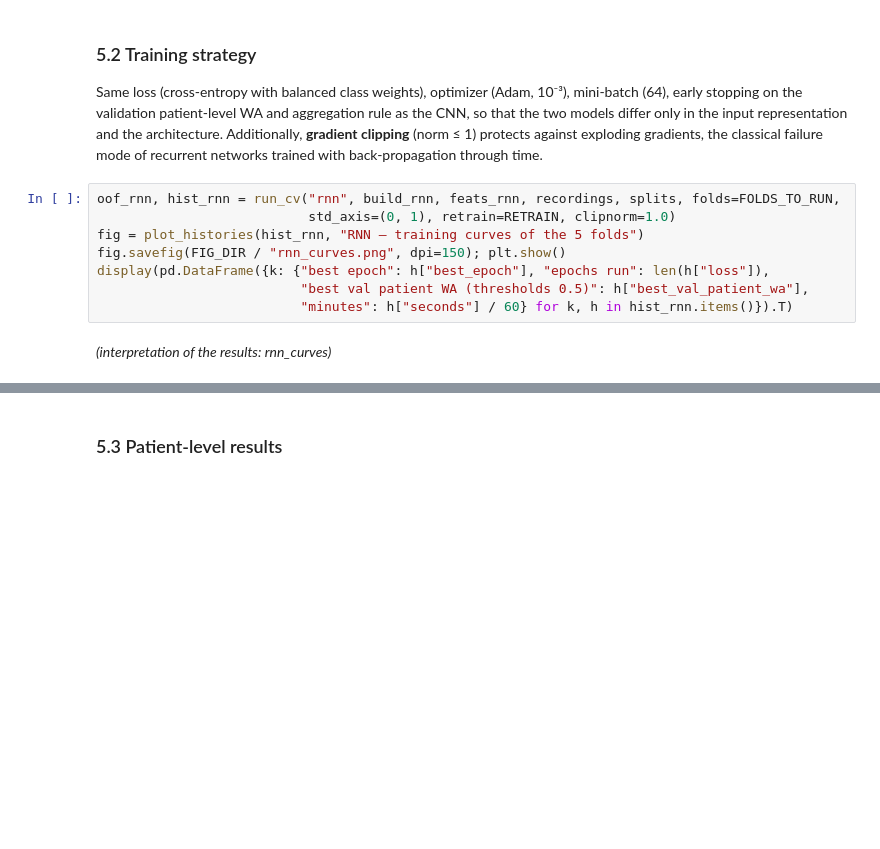
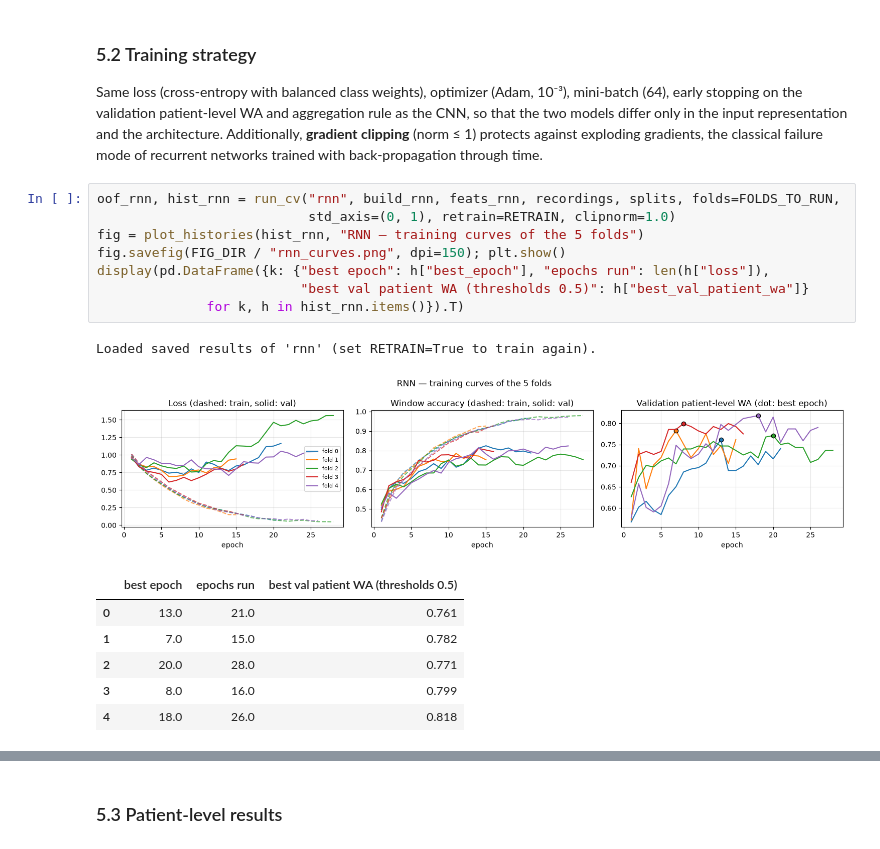
Before and after one commit to rodrigoilde/fcup-ml2, a Jupyter notebook: main.ipynb, the cells around one changed output, grey strips where cells are left out. Saved outputs shown, nothing was run; the diff lists cells and outputs as text; blank space fills up the shorter version.

```diff
--- a/main.ipynb
+++ b/main.ipynb
@@ -416,10 +563,17 @@ Same loss (cross-entropy with balanced class weights), optimizer (Adam, 10⁻³)
 # %%
 oof_rnn, hist_rnn = run_cv("rnn", build_rnn, feats_rnn, recordings, splits, folds=FOLDS_TO_RUN,
                            std_axis=(0, 1), retrain=RETRAIN, clipnorm=1.0)
 fig = plot_histories(hist_rnn, "RNN — training curves of the 5 folds")
 fig.savefig(FIG_DIR / "rnn_curves.png", dpi=150); plt.show()
 display(pd.DataFrame({k: {"best epoch": h["best_epoch"], "epochs run": len(h["loss"]),
-                          "best val patient WA (thresholds 0.5)": h["best_val_patient_wa"],
-                          "minutes": h["seconds"] / 60} for k, h in hist_rnn.items()}).T)
+                          "best val patient WA (thresholds 0.5)": h["best_val_patient_wa"]}
+              for k, h in hist_rnn.items()}).T)
+# %% [output]
+Loaded saved results of 'rnn' (set RETRAIN=True to train again).
+[figure, added]
+|  | best epoch | epochs run | best val patient WA (thresholds 0.5) |
+| 0 | 13.0 | 21.0 | 0.761 |
+| 1 | 7.0 | 15.0 | 0.782 |
+| 2 | 20.0 | 28.0 | 0.771 |
+| 3 | 8.0 | 16.0 | 0.799 |
+| 4 | 18.0 | 26.0 | 0.818 |
-# %% [markdown]
-*(interpretation of the results: rnn_curves)*
```
Also changed, not shown: parts of 37 cells of this notebook, 38 other files.
